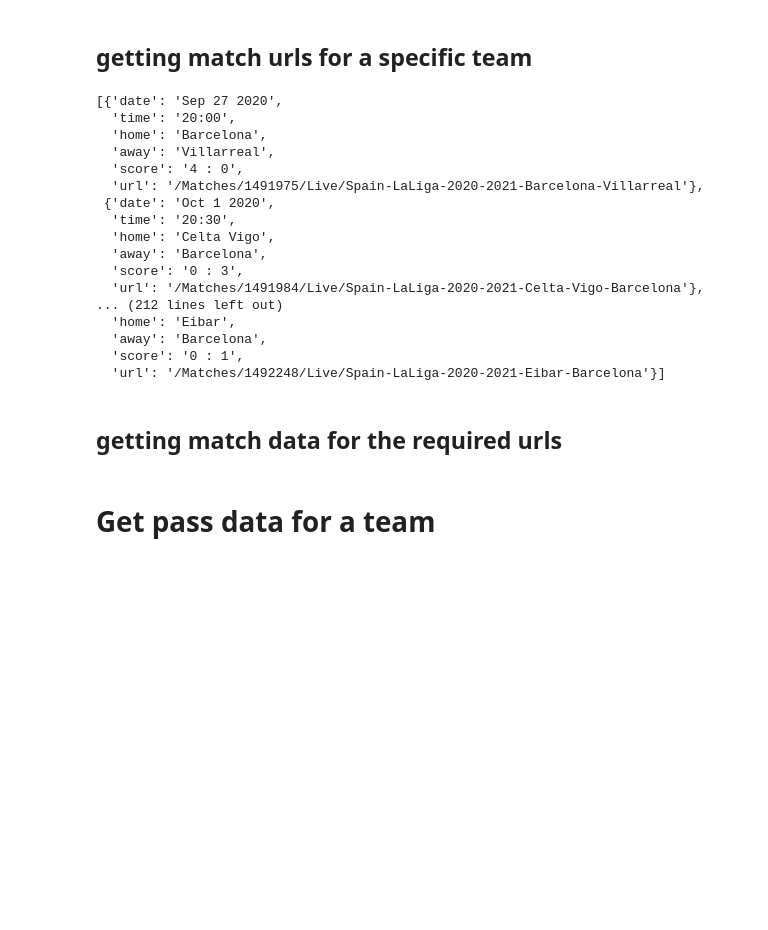
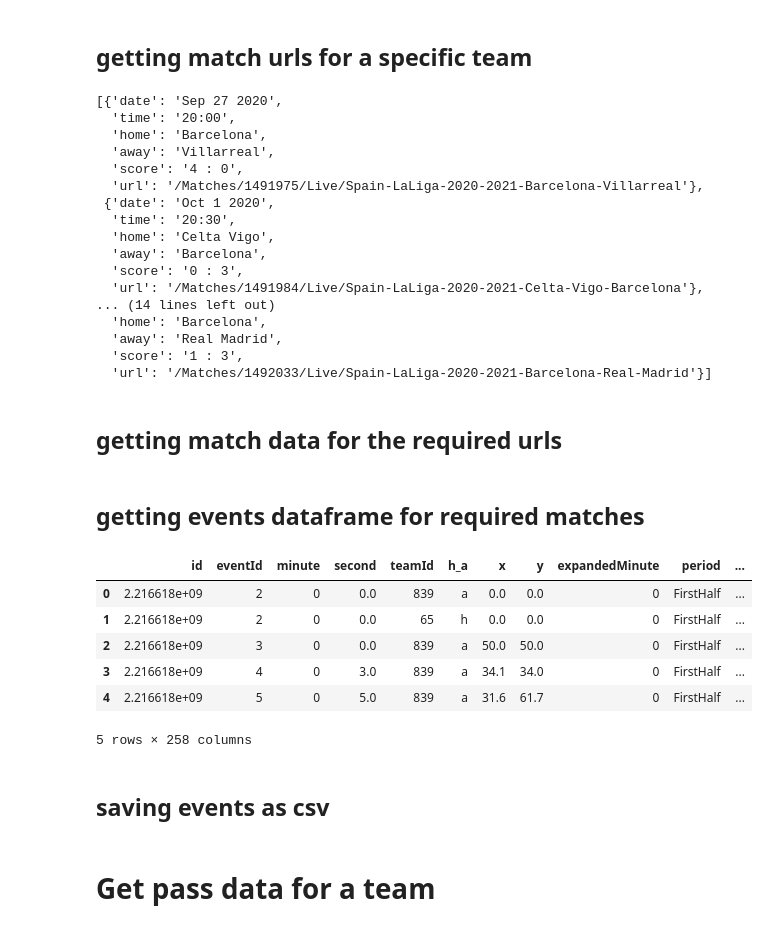
Before and after one commit to Ali-Hasan-Khan/Scrape-Whoscored-Event-Data, a Jupyter notebook: tutorial.ipynb, the cells around one changed output. Drawn from its saved outputs; the diff is of its cells as text; code cells hidden in the pictures; blank space fills up the shorter version.

Commit message:
Added more event columns

```diff
--- a/tutorial.ipynb
+++ b/tutorial.ipynb
@@ -98,7 +98,7 @@ match_urls
 ## getting match urls for a specific team
 # %%
 team_urls = main.getTeamUrls(team='Barcelona', match_urls=match_urls)
-team_urls
+team_urls[:5]
 # %% [output]
 [{'date': 'Sep 27 2020',
   'time': '20:00',
@@ -112,13 +112,29 @@ team_urls
   'away': 'Barcelona',
   'score': '0 : 3',
   'url': '/Matches/1491984/Live/Spain-LaLiga-2020-2021-Celta-Vigo-Barcelona'},
-... (212 lines left out)
-  'home': 'Eibar',
-  'away': 'Barcelona',
-  'score': '0 : 1',
-  'url': '/Matches/1492248/Live/Spain-LaLiga-2020-2021-Eibar-Barcelona'}]
+... (14 lines left out)
+  'home': 'Barcelona',
+  'away': 'Real Madrid',
+  'score': '1 : 3',
+  'url': '/Matches/1492033/Live/Spain-LaLiga-2020-2021-Barcelona-Real-Madrid'}]
 # %% [markdown]
 ## getting match data for the required urls
 # %%
 # eg. first 5 matches of Barcelona
 matches_data = main.getMatchesData(match_urls=team_urls[:5])
+# %% [markdown]
+## getting events dataframe for required matches
+# %%
+events_ls = [main.createEventsDF(match) for match in matches_data]
+events_dfs = pd.concat(events_ls)
+events_dfs.head()
+# %% [output]
+|  | id | eventId | minute | second | teamId | h_a | x | y | expandedMinute | period | ... |
+| 0 | 2.216618e+09 | 2 | 0 | 0.0 | 839 | a | 0.0 | 0.0 | 0 | FirstHalf | ... |
+| 1 | 2.216618e+09 | 2 | 0 | 0.0 | 65 | h | 0.0 | 0.0 | 0 | FirstHalf | ... |
+| 2 | 2.216618e+09 | 3 | 0 | 0.0 | 839 | a | 50.0 | 50.0 | 0 | FirstHalf | ... |
+| 3 | 2.216618e+09 | 4 | 0 | 3.0 | 839 | a | 34.1 | 34.0 | 0 | FirstHalf | ... |
+| 4 | 2.216618e+09 | 5 | 0 | 5.0 | 839 | a | 31.6 | 61.7 | 0 | FirstHalf | ... |
+5 rows × 258 columns
+# %% [markdown]
+## saving events as csv
```
Also changed, not shown: parts of 2 cells of this notebook, 2 other files.
